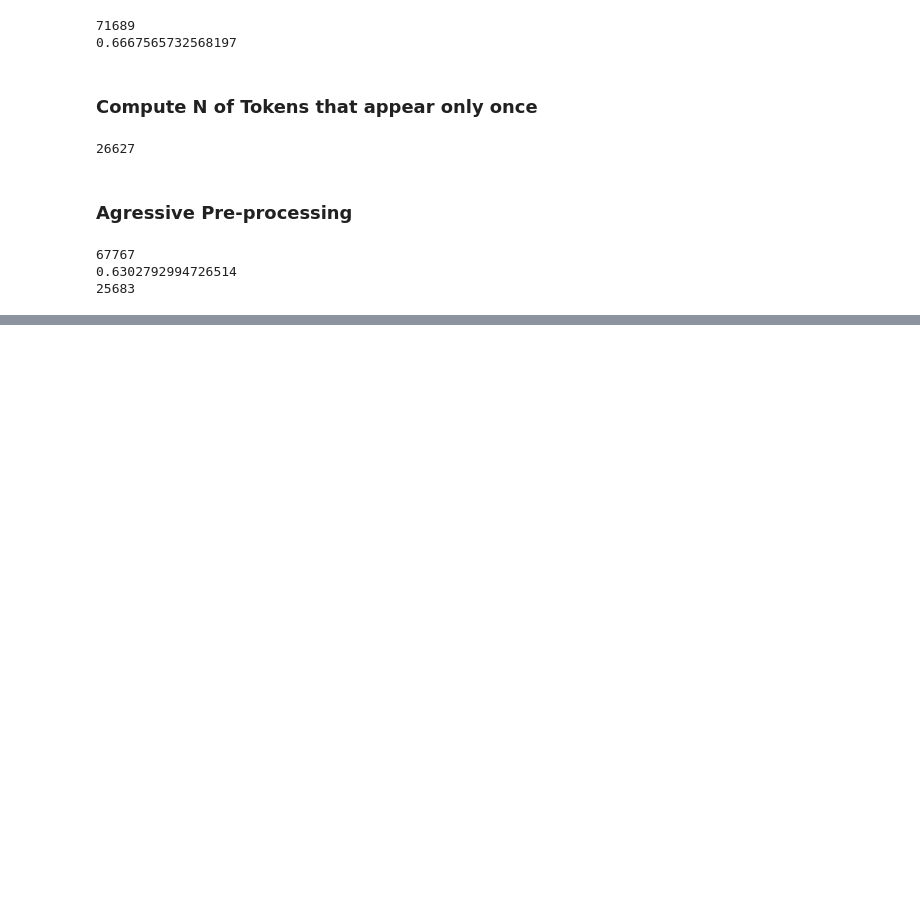
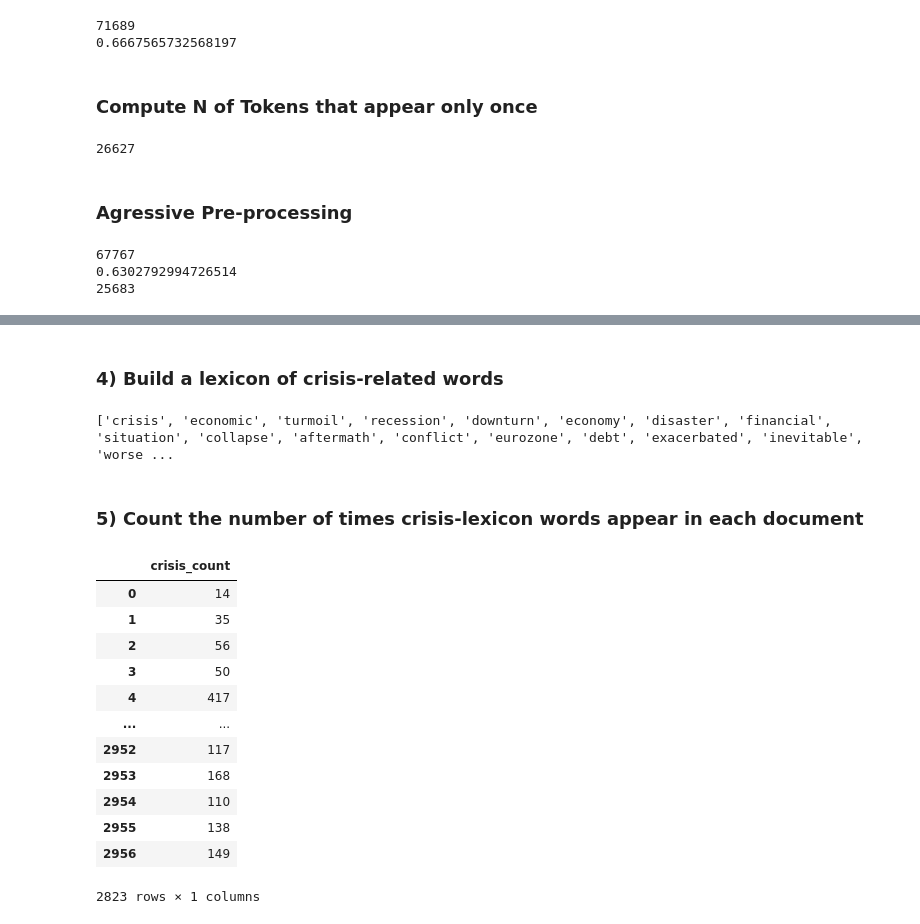
Before and after one commit to emschutt/Applied-Data-Science-Classes, a Jupyter notebook: Web Scrapping/class03.ipynb, the cells around one changed output, grey strips where cells are left out. Drawn from its saved outputs; the diff is of its cells as text; code cells hidden in the pictures; blank space fills up the shorter version.

```diff
--- a/Web Scrapping/class03.ipynb
+++ b/Web Scrapping/class03.ipynb
@@ -153,0 +233,29 @@ print((df['agressive_prepro'].explode().value_counts()==1).sum())
+# %%
+#steps 1 and 2 were already done
+nlp = spacy.load("en_core_web_lg")  # model with word vectors
+
+#frequency cutoff to avoid doing the process with the whole set of tokens
+min_freq = 100
+
+# frequency of each token
+token_counts = df["agressive_prepro"].explode().value_counts()
+
+# keep only tokens with count >= min_freq
+freq_tokens = token_counts[token_counts >= min_freq].index.tolist()
+
+print(f"Number of tokens with freq >= {min_freq}: {len(freq_tokens)}")
+
+crisis_token = nlp("crisis")[0]
+
+similarities = []
+for w in freq_tokens:
+    doc_w = nlp(w)
+    token_w = doc_w[0]
+    if token_w.has_vector:
+        sim = crisis_token.similarity(token_w)
+        similarities.append((w, sim))
+
+# sort by similarity
+similarities_sorted = sorted(similarities, key=lambda x: x[1], reverse=True)
+
+similarities_sorted[:40]
@@ -153,0 +281,35 @@ print((df['agressive_prepro'].explode().value_counts()==1).sum())
+# %% [markdown]
+### 4) Build a lexicon of crisis-related words
+# %%
+# keep words with similarity >= 0.5
+min_sim = 0.5
+crisis_lexicon = [w for w, s in similarities_sorted if s >= min_sim]
+
+print(crisis_lexicon)
+# %% [output]
+['crisis', 'economic', 'turmoil', 'recession', 'downturn', 'economy', 'disaster', 'financial', 'situation', 'collapse', 'aftermath', 'conflict', 'eurozone', 'debt', 'exacerbated', 'inevitable', 'worse ...
+# %% [markdown]
+### 5) Count the number of times crisis-lexicon words appear in each document
+# %%
+crisis_set = set(crisis_lexicon)
+
+df["crisis_count"] = df["agressive_prepro"].apply(
+    lambda toks: sum(1 for t in toks if t in crisis_set)
+)
+
+# quick look
+df[["crisis_count"]]
+# %% [output]
+|  | crisis_count |
+| 0 | 14 |
+| 1 | 35 |
+| 2 | 56 |
+| 3 | 50 |
+| 4 | 417 |
+| ... | ... |
+| 2952 | 117 |
+| 2953 | 168 |
+| 2954 | 110 |
+| 2955 | 138 |
+| 2956 | 149 |
+2823 rows × 1 columns
```
Also changed, not shown: parts of 11 cells of this notebook.
